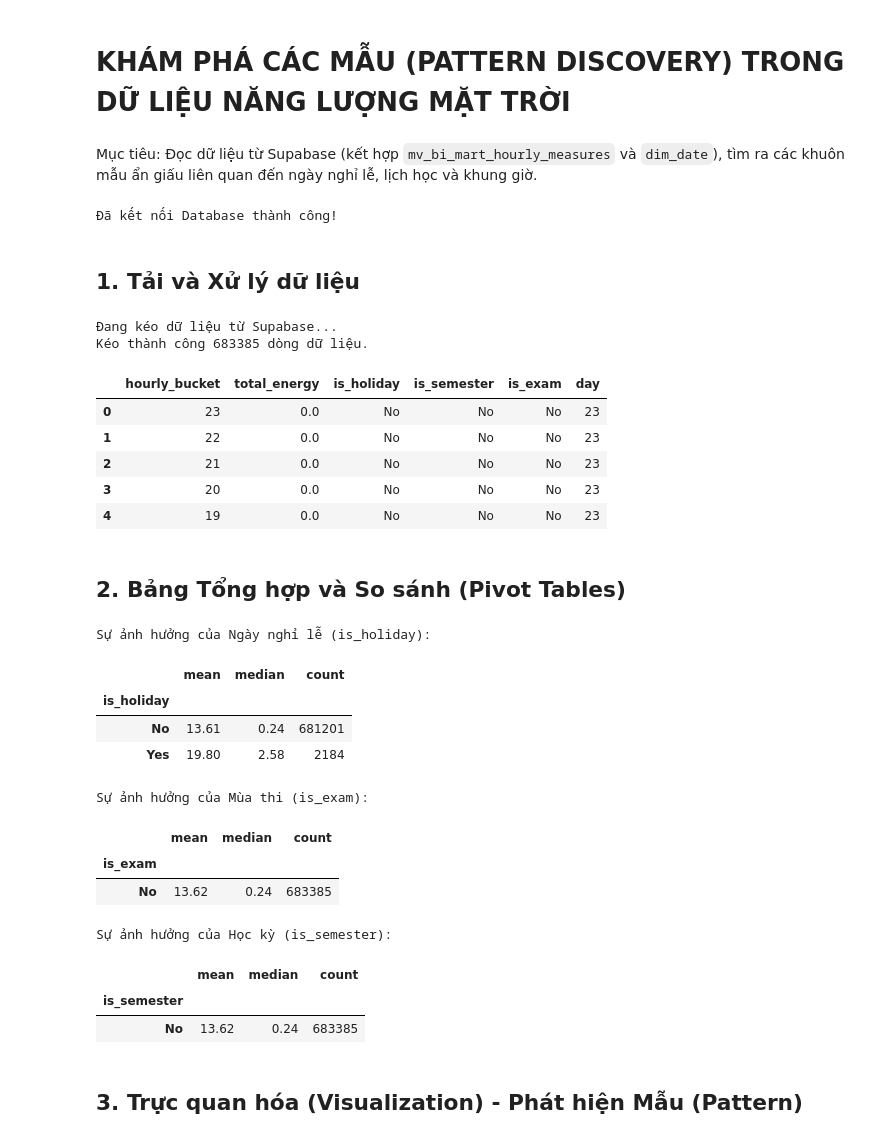
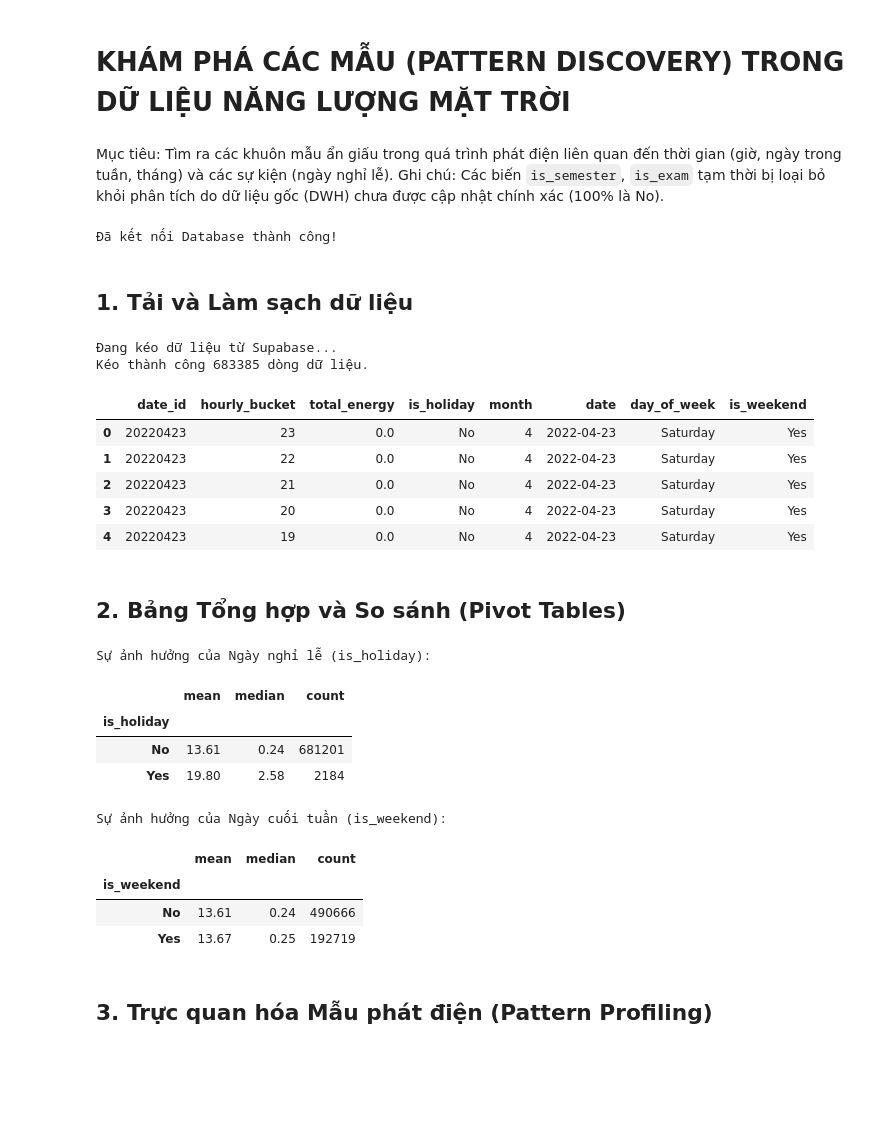
Before and after one commit to nguyenvunhut/solar-engergy, a Jupyter notebook: notebooks/pattern_discovery.ipynb, the cells around one changed output. Cells and saved outputs as stored; diff of their text form; code cells hidden in the pictures; blank space fills up the shorter version.

```diff
--- a/notebooks/pattern_discovery.ipynb
+++ b/notebooks/pattern_discovery.ipynb
@@ -1,7 +1,7 @@
 # %% [markdown]
 # KHÁM PHÁ CÁC MẪU (PATTERN DISCOVERY) TRONG DỮ LIỆU NĂNG LƯỢNG MẶT TRỜI
-# %% [markdown]
-Mục tiêu: Đọc dữ liệu từ Supabase (kết hợp `mv_bi_mart_hourly_measures` và `dim_date`), tìm ra các khuôn mẫu ẩn giấu liên quan đến ngày nghỉ lễ, lịch học và khung giờ.
+# %% [markdown]
+Mục tiêu: Tìm ra các khuôn mẫu ẩn giấu trong quá trình phát điện liên quan đến thời gian (giờ, ngày trong tuần, tháng) và các sự kiện (ngày nghỉ lễ). Ghi chú: Các biến `is_semester`, `is_exam` tạm thời bị loại bỏ khỏi phân tích do dữ liệu gốc (DWH) chưa được cập nhật chính xác (100% là No).
 # %%
 import os
 import pandas as pd
@@ -30,78 +30,73 @@ print("Đã kết nối Database thành công!")
 # %% [output]
 Đã kết nối Database thành công!
 # %% [markdown]
-## 1. Tải và Xử lý dữ liệu
+## 1. Tải và Làm sạch dữ liệu
 # %%
 # Kéo dữ liệu từ view và join với dim_date
 query = """
     SELECT
+        m.date_id,
         m.hourly_bucket,
         m.e_hourly as total_energy,
         d.is_holiday,
-        d.is_semester,
-        d.is_exam,
-        d.day
+        d.month
     FROM bi_mart.mv_bi_mart_hourly_measures m
     JOIN bi_mart.dim_date d ON m.date_id = d.date_id
 """
 print("Đang kéo dữ liệu từ Supabase...")
 df = pd.read_sql_query(query, engine)
 
 if df.empty:
     print("Không có dữ liệu!")
 else:
     # Xử lý kiểu dữ liệu
-    cols_to_convert = ['is_holiday', 'is_semester', 'is_exam']
-    for col in cols_to_convert:
-        df[col] = df[col].astype(str).str.strip().str.lower()
-        # Chuyển về True/False hoặc mô tả dễ đọc hơn
-        df[col] = df[col].map({'true': 'Yes', 'false': 'No', '1': 'Yes', '0': 'No'}).fillna('Unknown')
+    df['is_holiday'] = df['is_holiday'].astype(str).str.strip().str.lower()
+    df['is_holiday'] = df['is_holiday'].map({'true': 'Yes', 'false': 'No', '1': 'Yes', '0': 'No'}).fillna('Unknown')
 
-    # Loại bỏ null energy (do ban đêm v.v. nhưng ta muốn giữ phân phối đúng)
+    # Tạo thêm đặc trưng (Features)
+    df['date'] = pd.to_datetime(df['date_id'].astype(str), format='%Y%m%d')
+    df['day_of_week'] = df['date'].dt.day_name() # Thứ trong tuần
+    df['is_weekend'] = df['date'].dt.dayofweek.isin([5, 6]).map({True: 'Yes', False: 'No'})
+
+    # Lọc bỏ giá trị rác (âm) hoặc fill null
     df['total_energy'] = df['total_energy'].fillna(0)
+    df.loc[df['total_energy'] < 0, 'total_energy'] = 0
 
     print(f"Kéo thành công {len(df)} dòng dữ liệu.")
     display(df.head())
 # %% [output]
 Đang kéo dữ liệu từ Supabase...
 Kéo thành công 683385 dòng dữ liệu.
-|  | hourly_bucket | total_energy | is_holiday | is_semester | is_exam | day |
-| 0 | 23 | 0.0 | No | No | No | 23 |
-| 1 | 22 | 0.0 | No | No | No | 23 |
-| 2 | 21 | 0.0 | No | No | No | 23 |
-| 3 | 20 | 0.0 | No | No | No | 23 |
-| 4 | 19 | 0.0 | No | No | No | 23 |
+|  | date_id | hourly_bucket | total_energy | is_holiday | month | date | day_of_week | is_weekend |
+| 0 | 20220423 | 23 | 0.0 | No | 4 | 2022-04-23 | Saturday | Yes |
+| 1 | 20220423 | 22 | 0.0 | No | 4 | 2022-04-23 | Saturday | Yes |
+| 2 | 20220423 | 21 | 0.0 | No | 4 | 2022-04-23 | Saturday | Yes |
+| 3 | 20220423 | 20 | 0.0 | No | 4 | 2022-04-23 | Saturday | Yes |
+| 4 | 20220423 | 19 | 0.0 | No | 4 | 2022-04-23 | Saturday | Yes |
 # %% [markdown]
 ## 2. Bảng Tổng hợp và So sánh (Pivot Tables)
 # %%
 # BẢNG TỔNG HỢP (PIVOT TABLES)
-# Pattern: Năng lượng trung bình có giảm vào ngày nghỉ lễ không?
+
+# Pattern: Năng lượng trung bình giữa Ngày nghỉ lễ vs Ngày thường
 holiday_impact = df.groupby('is_holiday')['total_energy'].agg(['mean', 'median', 'count']).round(2)
 print("\nSự ảnh hưởng của Ngày nghỉ lễ (is_holiday):")
 display(holiday_impact)
 
-# Pattern: Mùa thi (is_exam) có làm thay đổi mức năng lượng so với ngày thường không?
-exam_impact = df.groupby('is_exam')['total_energy'].agg(['mean', 'median', 'count']).round(2)
-print("\nSự ảnh hưởng của Mùa thi (is_exam):")
-display(exam_impact)
-
-# Pattern: Trong học kỳ (is_semester)
-semester_impact = df.groupby('is_semester')['total_energy'].agg(['mean', 'median', 'count']).round(2)
-print("\nSự ảnh hưởng của Học kỳ (is_semester):")
-display(semester_impact)
+# Pattern: Cuối tuần vs Ngày trong tuần
+weekend_impact = df.groupby('is_weekend')['total_energy'].agg(['mean', 'median', 'count']).round(2)
+print("\nSự ảnh hưởng của Ngày cuối tuần (is_weekend):")
+display(weekend_impact)
 # %% [output]
 Sự ảnh hưởng của Ngày nghỉ lễ (is_holiday):
 |  | mean | median | count |
 | is_holiday |  |  |  |
 | No | 13.61 | 0.24 | 681201 |
 | Yes | 19.80 | 2.58 | 2184 |
-Sự ảnh hưởng của Mùa thi (is_exam):
+Sự ảnh hưởng của Ngày cuối tuần (is_weekend):
 |  | mean | median | count |
-| is_exam |  |  |  |
-| No | 13.62 | 0.24 | 683385 |
+| is_weekend |  |  |  |
+| No | 13.61 | 0.24 | 490666 |
+| Yes | 13.67 | 0.25 | 192719 |
-Sự ảnh hưởng của Học kỳ (is_semester):
-|  | mean | median | count |
-| is_semester |  |  |  |
-| No | 13.62 | 0.24 | 683385 |
 # %% [markdown]
-## 3. Trực quan hóa (Visualization) - Phát hiện Mẫu (Pattern)
+## 3. Trực quan hóa Mẫu phát điện (Pattern Profiling)
```
Also changed, not shown: parts of 4 cells of this notebook.
